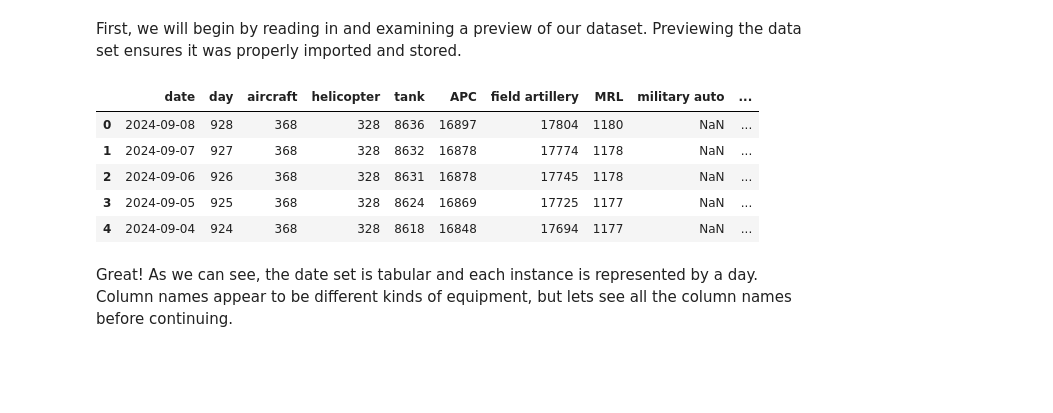
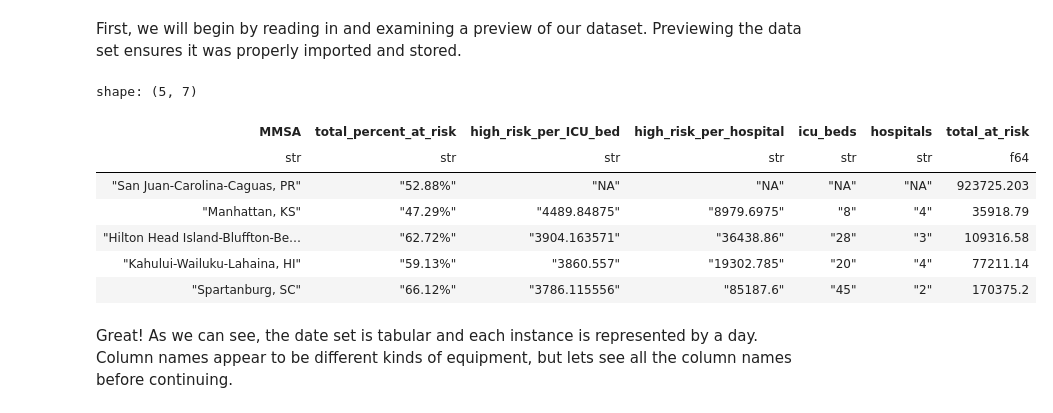
Before and after one commit to zachary-fennie/Python-Scripting-for-SQL-Database, a Jupyter notebook: main_notebook.ipynb, the cells around one changed output. Saved outputs shown, nothing was run; the diff lists cells and outputs as text; code cells hidden in the pictures; blank space fills up the shorter version.

Commit message:
pandas mess

```diff
--- a/main_notebook.ipynb
+++ b/main_notebook.ipynb
@@ -8,20 +8,28 @@
 First, we will begin by reading in and examining a preview of our dataset. Previewing the data set ensures it was properly imported and stored.
 # %%
 # load required packages
-import library as lib
+import library.report as rep
+import pandas as pd
+
 
 # create a local variable and import our data
-data = lib.data_read("russia_losses_equipment.csv")
+data = rep.data_read(
+    "https://raw.githubusercontent.com/fivethirtyeight/data/refs/heads/master/covid-geography/mmsa-icu-beds.csv"
+)
+
+data.head()
 
 # preview data to test for a successful upload
-lib.data_preview(data)
+# rep.data_preview(data)
 # %% [output]
+shape: (5, 7)
-|  | date | day | aircraft | helicopter | tank | APC | field artillery | MRL | military auto | ... |
-| 0 | 2024-09-08 | 928 | 368 | 328 | 8636 | 16897 | 17804 | 1180 | NaN | ... |
-| 1 | 2024-09-07 | 927 | 368 | 328 | 8632 | 16878 | 17774 | 1178 | NaN | ... |
-| 2 | 2024-09-06 | 926 | 368 | 328 | 8631 | 16878 | 17745 | 1178 | NaN | ... |
-| 3 | 2024-09-05 | 925 | 368 | 328 | 8624 | 16869 | 17725 | 1177 | NaN | ... |
-| 4 | 2024-09-04 | 924 | 368 | 328 | 8618 | 16848 | 17694 | 1177 | NaN | ... |
+| MMSA | total_percent_at_risk | high_risk_per_ICU_bed | high_risk_per_hospital | icu_beds | hospitals | total_at_risk |
+| str | str | str | str | str | str | f64 |
+| "San Juan-Carolina-Caguas, PR" | "52.88%" | "NA" | "NA" | "NA" | "NA" | 923725.203 |
+| "Manhattan, KS" | "47.29%" | "4489.84875" | "8979.6975" | "8" | "4" | 35918.79 |
+| "Hilton Head Island-Bluffton-Be… | "62.72%" | "3904.163571" | "36438.86" | "28" | "3" | 109316.58 |
+| "Kahului-Wailuku-Lahaina, HI" | "59.13%" | "3860.557" | "19302.785" | "20" | "4" | 77211.14 |
+| "Spartanburg, SC" | "66.12%" | "3786.115556" | "85187.6" | "45" | "2" | 170375.2 |
 # %% [markdown]
 Great! As we can see, the date set is tabular and each instance is represented by a day. Column names appear to be different kinds of equipment, but lets see all the column names before continuing.
 # %%
```
Also changed, not shown: parts of 2 cells of this notebook, 2 other files.
